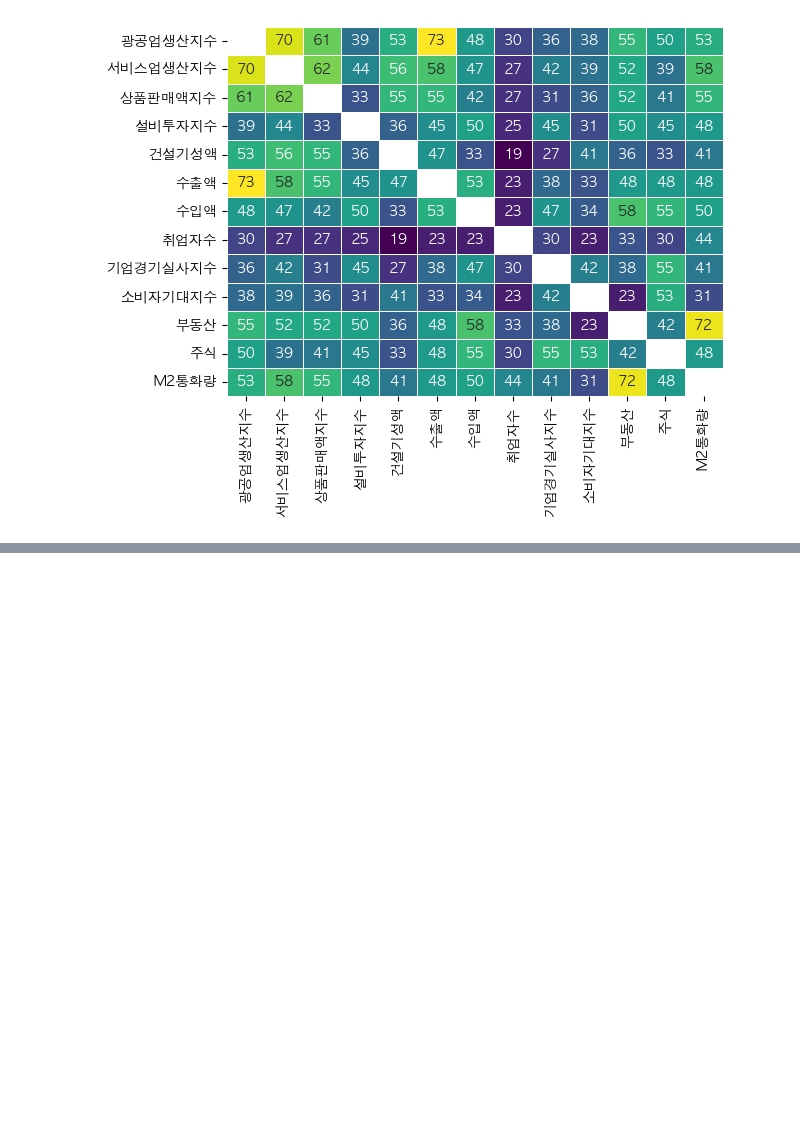
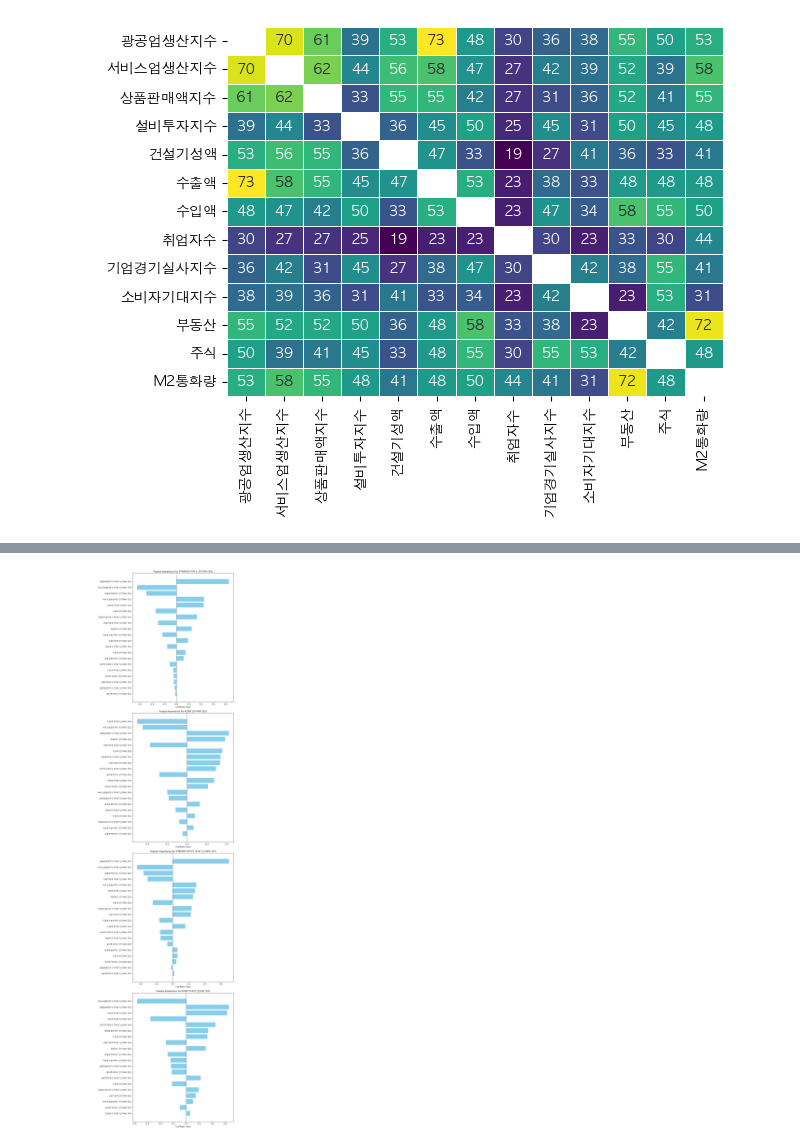
Before and after one commit to jmlee8939/macroeconomics_analysis, a Jupyter notebook: analysis.ipynb, the cells around one changed output, grey strips where cells are left out. Drawn from its saved outputs; the diff is of its cells as text; code cells hidden in the pictures; blank space fills up the shorter version.

```diff
--- a/analysis.ipynb
+++ b/analysis.ipynb
@@ -417,0 +577,28 @@ scaled_df_cycle
+# %%
+# 4. 변수 중요도 (계수) 시각화
+feature_names = [i + ' 전기대비 증감' for i in ['광공업생산지수', '서비스업생산지수', '상품판매액지수', '설비투자지수', '건설기성액', '수출액', '수입액', '취업자수', '기업경기실사지수', '소비자기대지수']]
+feature_names += [i + ' 추세(1년)대비 위치' for i in ['광공업생산지수', '서비스업생산지수', '상품판매액지수', '설비투자지수', '건설기성액', '수출액', '수입액', '취업자수', '기업경기실사지수', '소비자기대지수']]
+
+y_names = ['주택매매가격지수 전기대비 증감', 'KOSPI 전기대비 증감', '주택매매가격지수 추세(1년)대비 위치', 'KOSPI 추세(1년)대비 위치']
+num_targets = Y.shape[1]
+
+fig, axes = plt.subplots(num_targets, 1, figsize=(10, 40))
+
+for i in range(num_targets):
+    coef = lin_reg.coef_[i]
+
+    # 계수를 절댓값 기준으로 정렬
+    sorted_idx = np.argsort(np.abs(coef))
+    sorted_coef = coef[sorted_idx]
+    sorted_features = [feature_names[idx] for idx in sorted_idx]
+
+    # 막대 그래프
+    axes[i].barh(sorted_features, sorted_coef, color='skyblue')
+    axes[i].set_title(f"Feature Importance for {y_names[i]}")
+    axes[i].set_xlabel("Coefficient Value")
+    axes[i].axvline(0, color='black', linestyle='--', linewidth=1)
+
+plt.tight_layout()
+plt.show()
+# %% [output]
+[figure, added]
```
Also changed, not shown: parts of 11 cells of this notebook.
